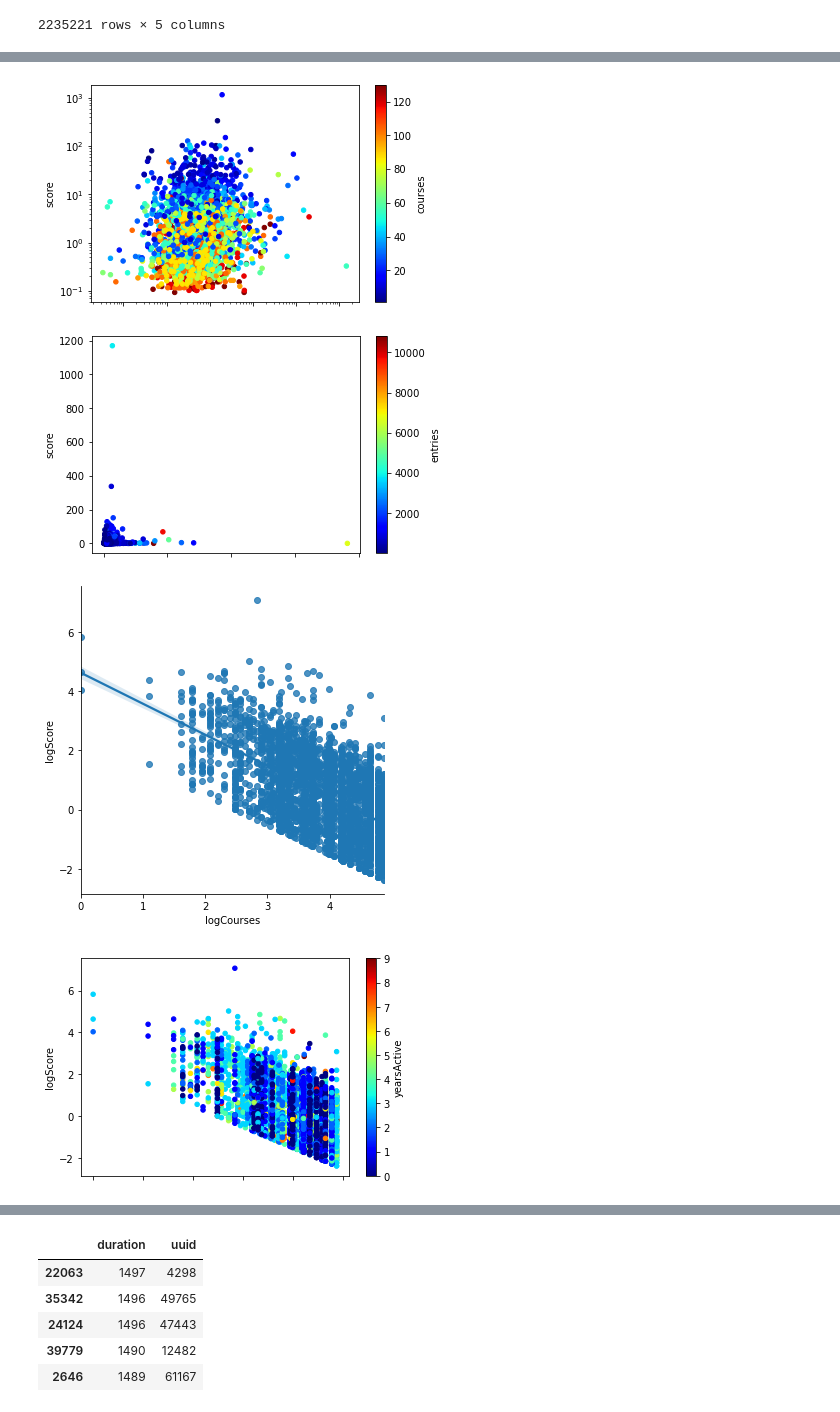
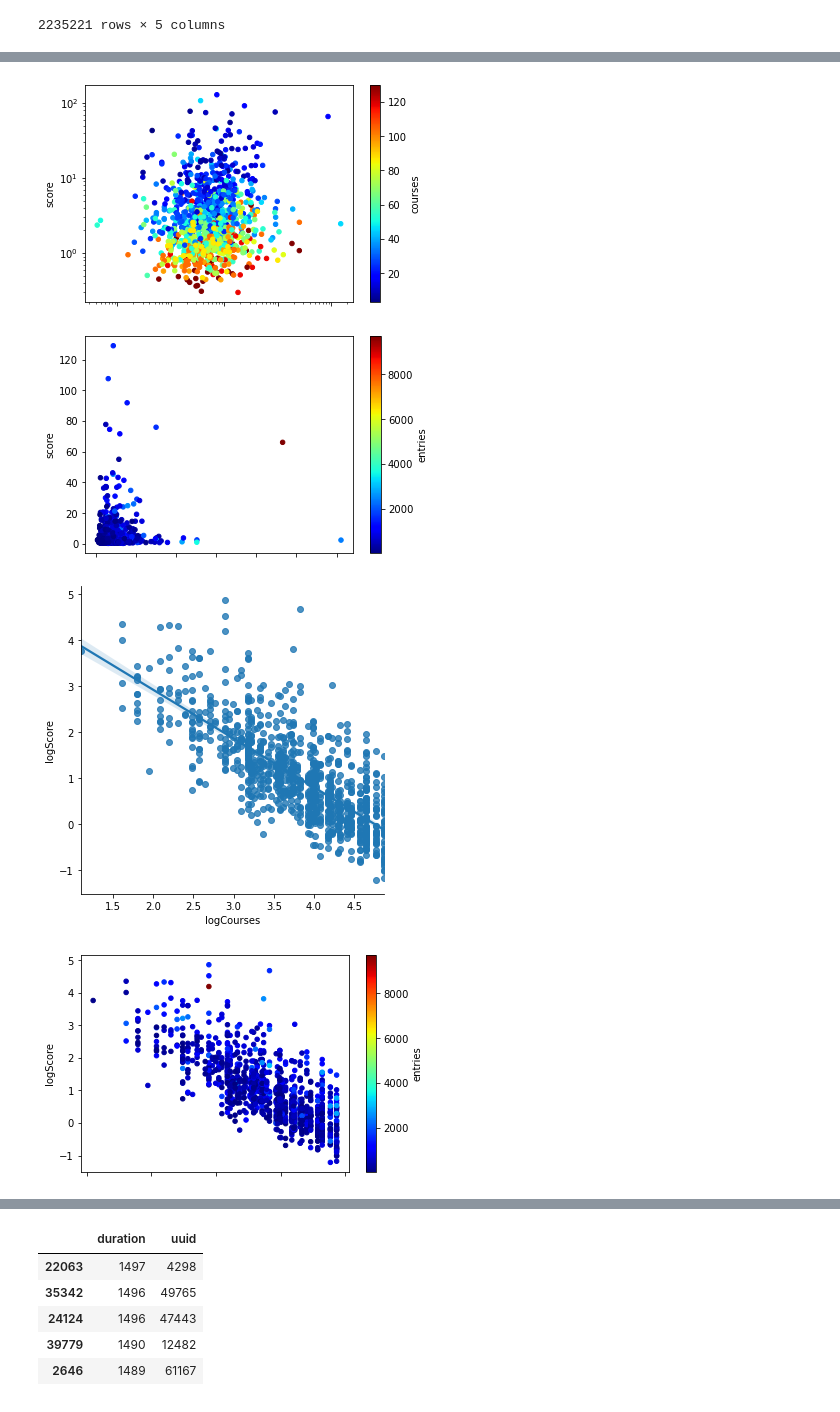
Before and after one commit to jo-nsc/distance-education-2020, a Jupyter notebook: analise_perfil_alunos.ipynb, the cells around one changed output, grey strips where cells are left out. Saved outputs shown, nothing was run; the diff lists cells and outputs as text; code cells hidden in the pictures.

```diff
--- a/analise_perfil_alunos.ipynb
+++ b/analise_perfil_alunos.ipynb
@@ -328,7 +328,7 @@ datedScores
 Aqui, desenvolvemos uma metrica de score para os alunos
 # %%
 datedScores = datedScores[datedScores['courses']>0]
-# datedScores = datedScores[(datedScores['duration']<1200) & (datedScores['duration']>0)]
+datedScores = datedScores[(datedScores['duration']<1200) & (datedScores['duration']>0)]
 normalEx = datedScores['somaEx']/datedScores['somaEx'].mean()
 normalForum = datedScores['somaForum']/datedScores['somaForum'].mean()
 normalDuration = datedScores['duration']/datedScores['duration'].mean()
@@ -417,21 +417,21 @@ plt.show()
 scoreFreq.plot(kind='scatter',x='var',y='score',colormap='jet',c='courses',loglog=True)
 plt.show()
 # %% [output]
-[figure, old version]
+[figure, new version]
 # %%
 scoreFreq.plot(kind='scatter',x='std',y='score',colormap='jet',c='entries')
 plt.show()
 # %% [output]
-[figure, old version]
+[figure, new version]
 # %%
 cmap = sns.cubehelix_palette(as_cmap=True)
 sns.lmplot(x='logCourses',y='logScore',data=scoreFreq,palette=cmap,fit_reg=True)
 plt.show()
 # %% [output]
-[figure, old version]
+[figure, new version]
 # %%
-scoreFreq.plot(kind='scatter',x='logCourses',y='logScore',colormap='jet',c='yearsActive')
+scoreFreq.plot(kind='scatter',x='logCourses',y='logScore',colormap='jet',c='entries')
 plt.show()
 # %% [output]
-[figure, old version]
+[figure, new version]
 # %%
```
Also changed, not shown: parts of 5 cells of this notebook.
